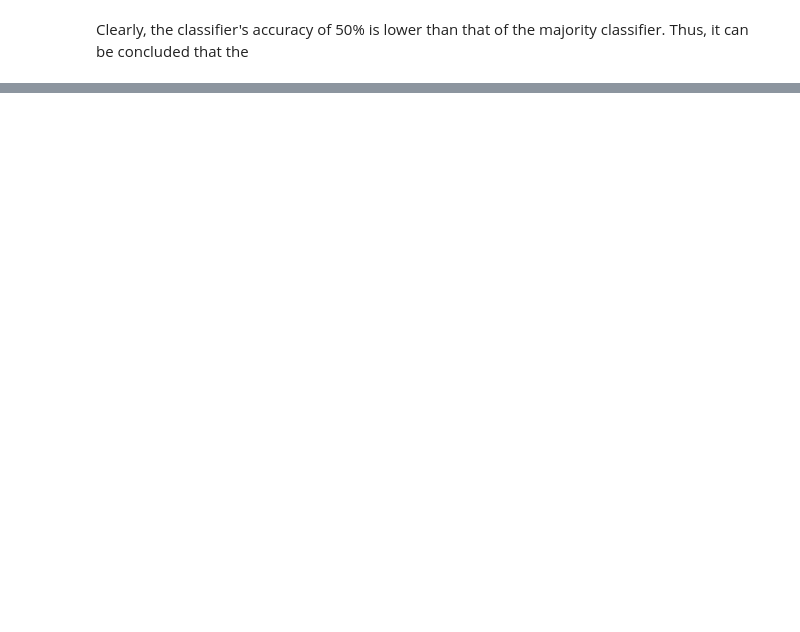
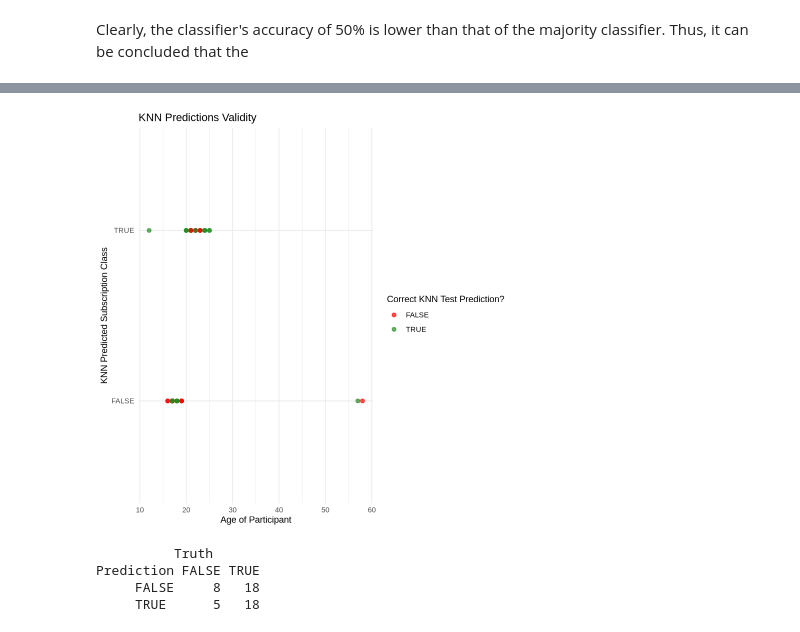
Before and after one commit to zzashleeyj/DSCI100-46-Group-Project, a Jupyter notebook: Final Project 46.ipynb, the cells around one changed output, grey strips where cells are left out. Cells and saved outputs as stored; diff of their text form; code cells hidden in the pictures; blank space fills up the shorter version.

Commit message:
Visualization Creation/Analysis +Began Project Summary

```diff
--- a/Final Project 46.ipynb
+++ b/Final Project 46.ipynb
@@ -511,0 +529,28 @@ Clearly, the classifier's accuracy of 50% is lower than that of the majority cla
+# %%
+
+classified <- subscribe_test_predictions |>
+mutate(correct = .pred_class == subscribe)
+
+knn_prediction_validity<-ggplot(classified, aes(x = age, y = .pred_class, color = correct)) +
+  geom_point(size = 2, alpha = 0.7) +
+  labs(
+    x = "Age of Participant",
+    y = "KNN Predicted Subscription Class",
+    color = "Correct KNN Test Prediction?",
+    title = "KNN Predictions Validity"
+  ) +
+ scale_color_manual(values = c("TRUE" = "forest green", "FALSE" = "red"))+
+  theme_minimal()
+
+knn_prediction_validity
+# %% [output]
+[figure, added]
+# %%
+confusion <- subscribe_test_predictions |>
+             conf_mat(truth = subscribe, estimate = .pred_class)
+confusion
+# %% [output]
+          Truth
+Prediction FALSE TRUE
+     FALSE     8   18
+     TRUE      5   18
```
Also changed, not shown: parts of 8 cells of this notebook.
